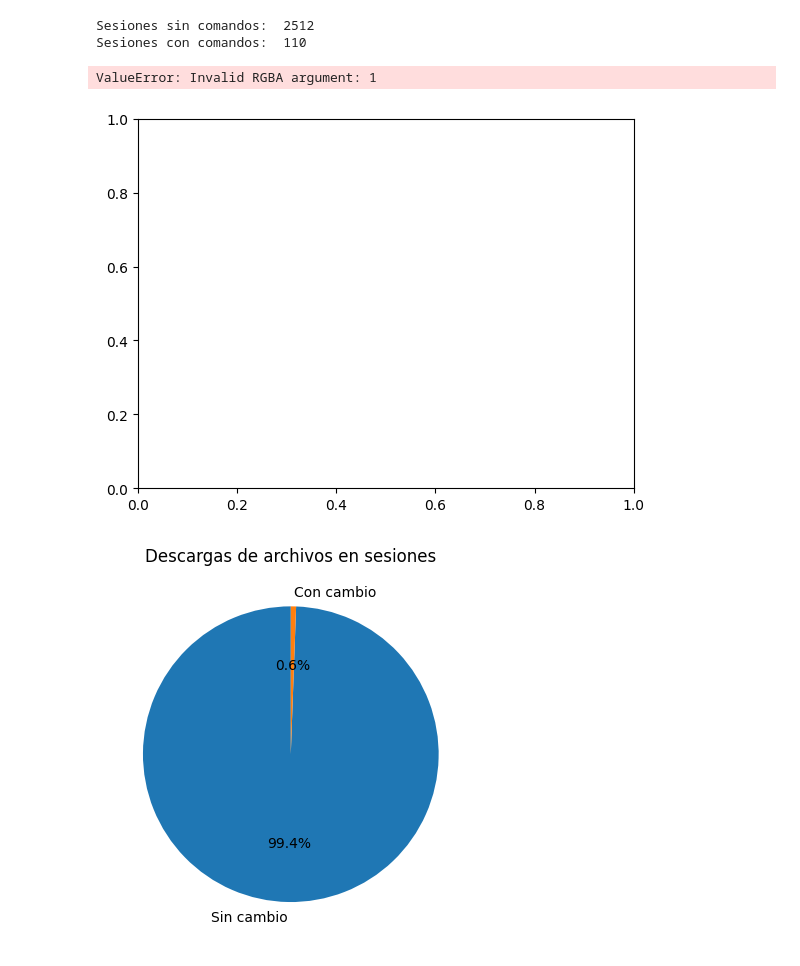
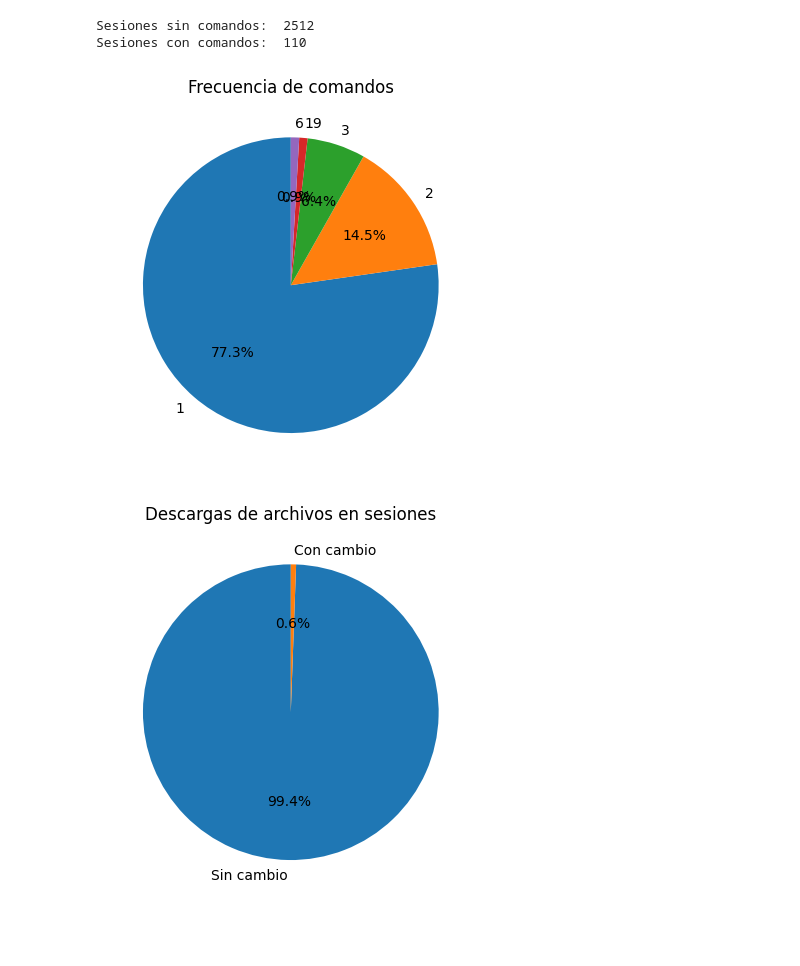
Before and after one commit to IkerAramendi/Honeypot-Intelligent-Attack-Classifier, a Jupyter notebook: script/DataProcessing.ipynb, the cells around one changed output. Saved outputs shown, nothing was run; the diff lists cells and outputs as text; code cells hidden in the pictures; blank space fills up the shorter version.

```diff
--- a/script/DataProcessing.ipynb
+++ b/script/DataProcessing.ipynb
@@ -418,18 +418,17 @@ Sesiones con comandos:  110
 # %%
 # Uso del campo num_commands para identificar sesiones con comandos.
 
 import matplotlib.pyplot as plt
 
 n_comandos = dataset["num_commands"].value_counts().drop(0)
 
+plt.pie(n_comandos, labels=n_comandos.keys(), autopct="%1.1f%%", startangle=90)
 
-plt.hist(n_comandos, bins=30, color=n_comandos.keys().to_list(), edgecolor='black')
 plt.title("Frecuencia de comandos")
 
 plt.show()
 # %% [output]
-ValueError: Invalid RGBA argument: 1
-[figure, old version]
+[figure, new version]
 # %%
 # El comando "chmod" se usa para cambiar permisos en archivos y ficheros.
 # Mediante este comando el intruso puede atribuirse permisos que en realidad
```
